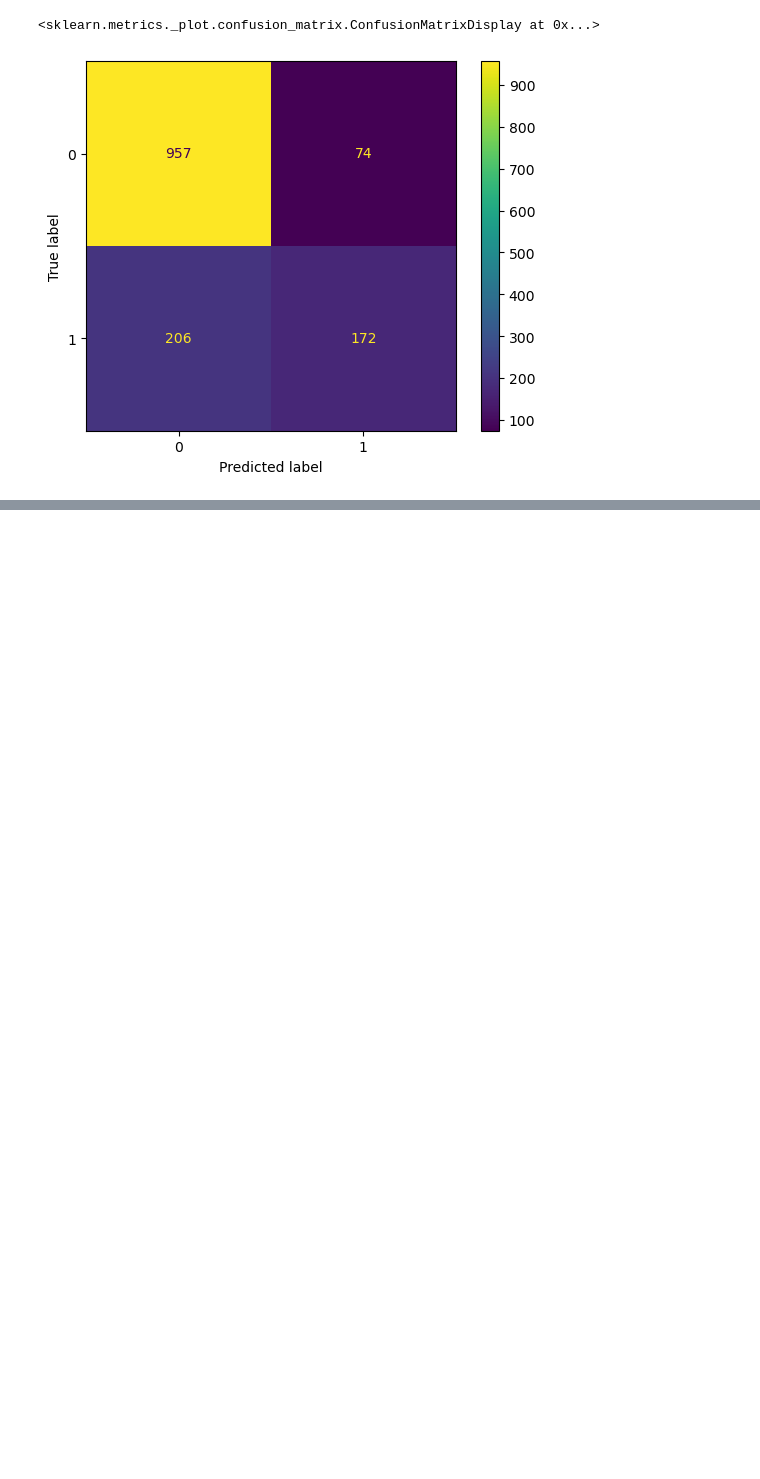
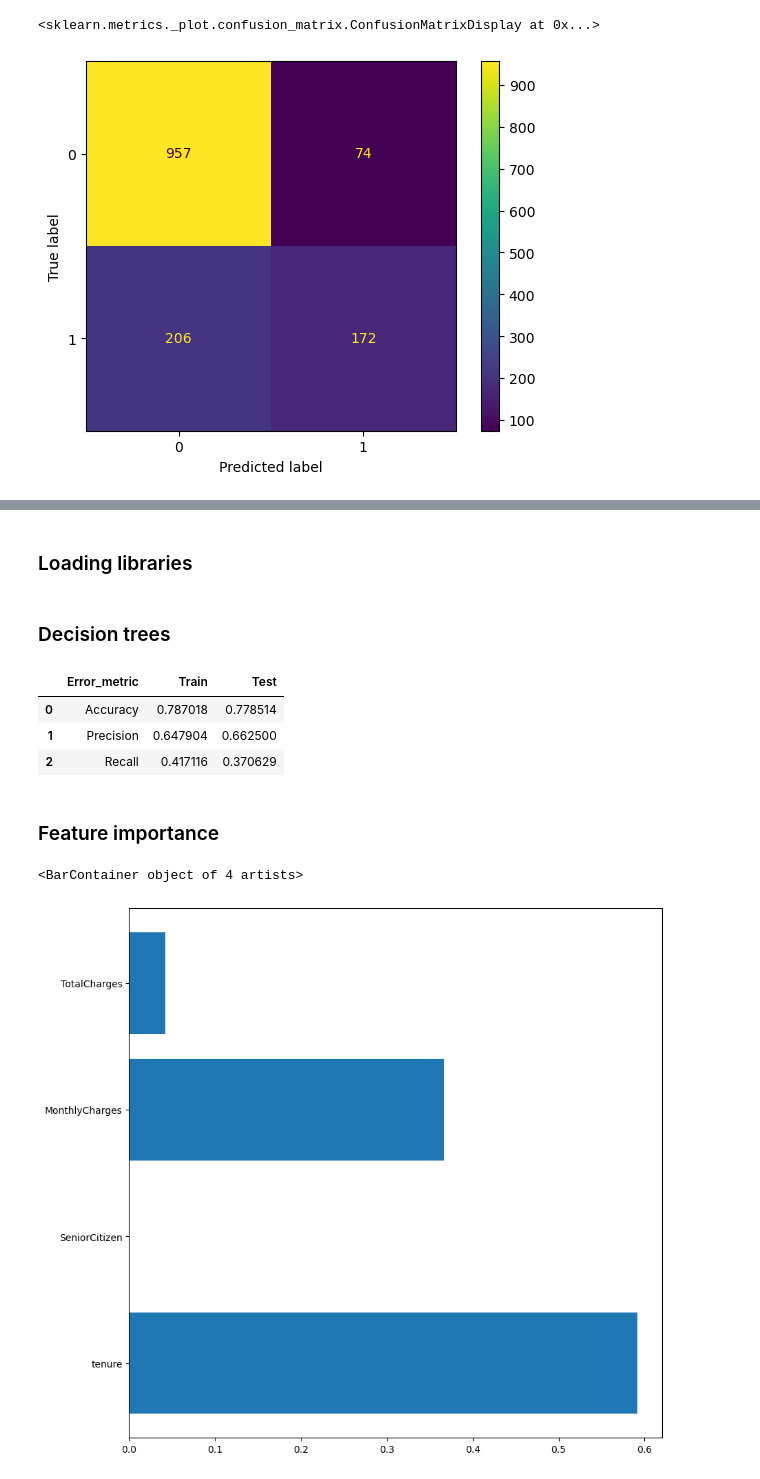
Before and after one commit to BartekSem/Barts_labs, a Jupyter notebook: Barteks_Labs/7_week_ML/Lab | Classification.ipynb, the cells around one changed output, grey strips where cells are left out. Saved outputs shown, nothing was run; the diff lists cells and outputs as text; code cells hidden in the pictures; blank space fills up the shorter version.

```diff
--- a/Barteks_Labs/7_week_ML/Lab | Classification.ipynb
+++ b/Barteks_Labs/7_week_ML/Lab | Classification.ipynb
@@ -195,0 +224,2 @@ log_model.predict_proba(sample)
+# %% [markdown]
+### Loading libraries
@@ -195,0 +237,42 @@ log_model.predict_proba(sample)
+# %% [markdown]
+### Decision trees
+# %%
+from sklearn.metrics import accuracy_score, precision_score, recall_score, confusion_matrix
+from sklearn.model_selection import train_test_split
+from sklearn.metrics import confusion_matrix, ConfusionMatrixDisplay
+#from sklearn.metrics import plot_confusion_matrix
+
+X_train, X_test, y_train, y_test = train_test_split(X, y, test_size=0.30, random_state=11)
+
+# Bear in mind that sklearn uses a different function for decission trees used for
+# classification ( to predict a categorical feature ): DecisionTreeClassifier()
+model = DecisionTreeClassifier(max_depth=3)
+
+model.fit(X_train, y_train)
+
+y_pred_train_dt = model.predict(X_train)
+y_pred_test_dt = model.predict(X_test)
+
+
+performance_df = pd.DataFrame({'Error_metric': ['Accuracy','Precision','Recall'],
+                               'Train': [accuracy_score(y_train, y_pred_train_dt),
+                                         precision_score(y_train, y_pred_train_dt),
+                                         recall_score(y_train, y_pred_train_dt)],
+                               'Test': [accuracy_score(y_test, y_pred_test_dt),
+                                        precision_score(y_test, y_pred_test_dt),
+                                        recall_score(y_test, y_pred_test_dt)]})
+
+display(performance_df)
+# %% [output]
+|  | Error_metric | Train | Test |
+| 0 | Accuracy | 0.787018 | 0.778514 |
+| 1 | Precision | 0.647904 | 0.662500 |
+| 2 | Recall | 0.417116 | 0.370629 |
+# %% [markdown]
+### Feature importance
+# %%
+plt.figure(figsize=(20,14))
+plt.barh(X.columns,model.feature_importances_)
+# %% [output]
+<BarContainer object of 4 artists>
+[figure, added]
```
Also changed, not shown: parts of 12 cells of this notebook.
